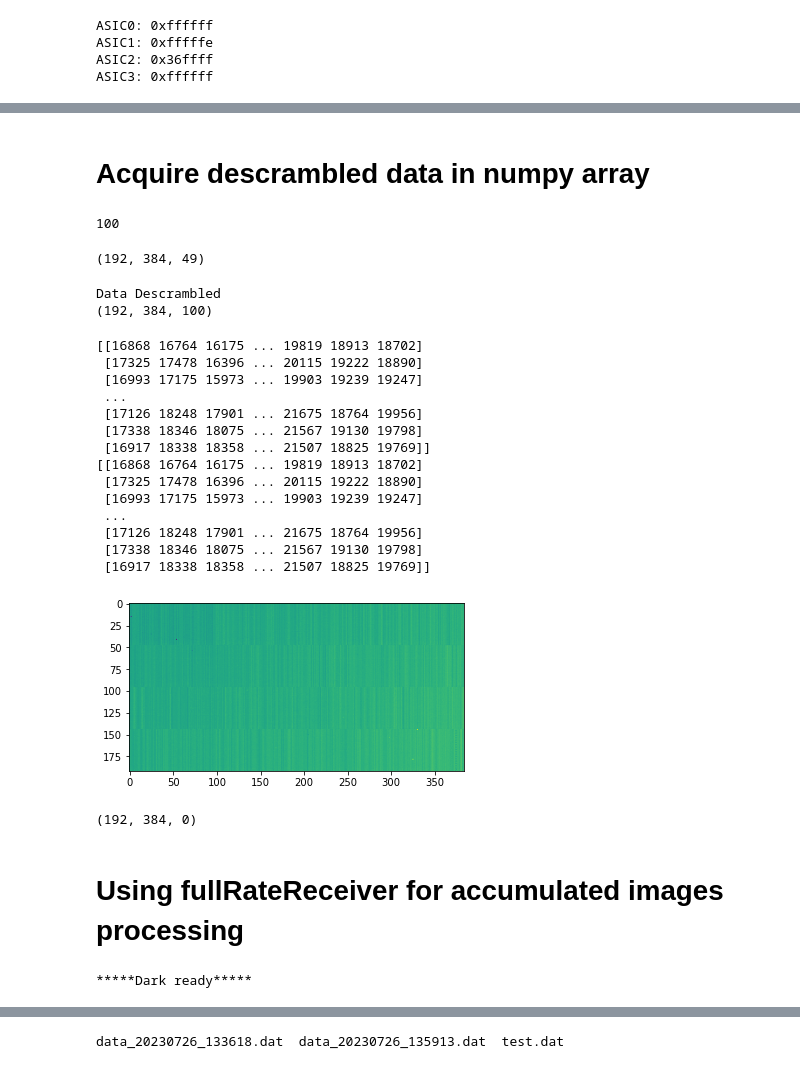
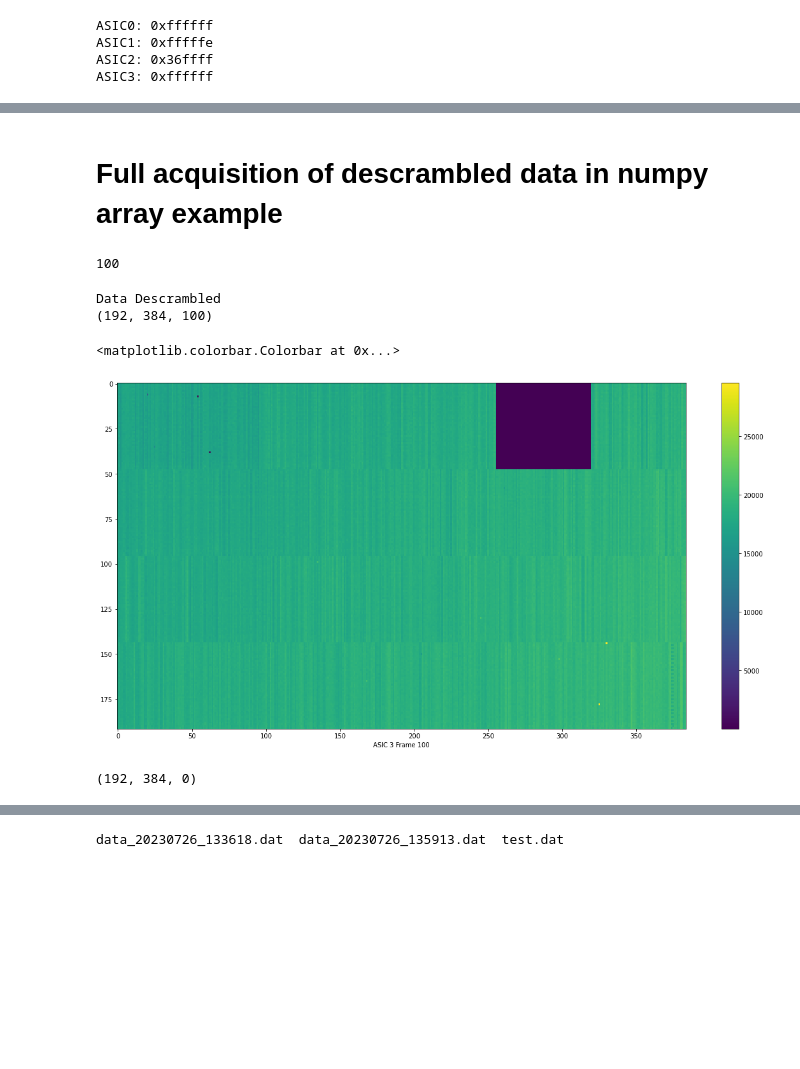
Before and after one commit to slaclab/epix-hr-m-320k, a Jupyter notebook: software/notebook/notebookTemplate.ipynb, the cells around one changed output, grey strips where cells are left out. Drawn from its saved outputs; the diff is of its cells as text; code cells hidden in the pictures; blank space fills up the shorter version.

Commit message:
Did some cleanup. Using RxEnable of dataReceiver.

```diff
--- a/software/notebook/notebookTemplate.ipynb
+++ b/software/notebook/notebookTemplate.ipynb
@@ -214,4 +257,4 @@ for asicIndex in range(4) :
-# %% [markdown]
-# Acquire descrambled data in numpy array
+# %% [markdown]
+# Full acquisition of descrambled data in numpy array example
 # %%
 # Perform descrambled acquisition using debug class without writing to file.
@@ -225,11 +269,6 @@ for asicIndex in range(numberOfTriggers):
     time.sleep(0.01)
 # %% [output]
 100
-# %%
-# Check shape. Due to descrambling time, running this on different time you will observe descrambling progress
-print(DEBUG3.getData().shape)
-# %% [output]
-(192, 384, 49)
 # %%
 # Although the triggers above may have finished, descrambling takes time
 while ( numberOfTriggers != DEBUG3.getData().shape[2]) :
@@ -241,25 +280,14 @@ print(DEBUG3.getData().shape)
 Data Descrambled
 (192, 384, 100)
 # %%
-plt.imshow(DEBUG3.getData()[:,:,99])
-print(DEBUG3.getData()[:,:,98])
-print(DEBUG3.getData()[:,:,99])
+#Display image. Note that Interpolation is enabled. That is similar to auto contrast
+plt.figure(figsize = (20,10))
+plt.imshow(DEBUG3.getData()[:,:,99], interpolation='nearest', aspect='auto')
+plt.xlabel("ASIC 3 Frame 100")
+plt.colorbar()
 # %% [output]
-[[16868 16764 16175 ... 19819 18913 18702]
- [17325 17478 16396 ... 20115 19222 18890]
- [16993 17175 15973 ... 19903 19239 19247]
- ...
- [17126 18248 17901 ... 21675 18764 19956]
- [17338 18346 18075 ... 21567 19130 19798]
- [16917 18338 18358 ... 21507 18825 19769]]
-[[16868 16764 16175 ... 19819 18913 18702]
- [17325 17478 16396 ... 20115 19222 18890]
- [16993 17175 15973 ... 19903 19239 19247]
- ...
- [17126 18248 17901 ... 21675 18764 19956]
- [17338 18346 18075 ... 21567 19130 19798]
- [16917 18338 18358 ... 21507 18825 19769]]
+<matplotlib.colorbar.Colorbar at 0x...>
-[figure, old version]
+[figure, new version]
 # %%
 # Disable data debug so it does not store data infinitely and crash software
 DEBUG3.cleanData()
@@ -267,5 +295,3 @@ print(DEBUG3.getData().shape)
 DEBUG3.disableDataDebug()
 # %% [output]
 (192, 384, 0)
-# %% [markdown]
-# Using fullRateReceiver for accumulated images processing
@@ -276,12 +297,0 @@ FULLRATERCV3.cleanData()
-# %%
-# apply dark to next image
-FULLRATERCV3.ApplyDark.set(False)
-FULLRATERCV3.DarkReady.set(False)
-FULLRATERCV3.NumDarkReq.set(1)
-FULLRATERCV3.CollectDark.set(True)
-while (FULLRATERCV3.DarkReady.get() == False) :
-    root.Trigger()
-    time.sleep(1)
-FULLRATERCV3.ApplyDark.set(True)
-# %% [output]
-*****Dark ready*****
```
Also changed, not shown: parts of 37 cells of this notebook, 2 other files.
